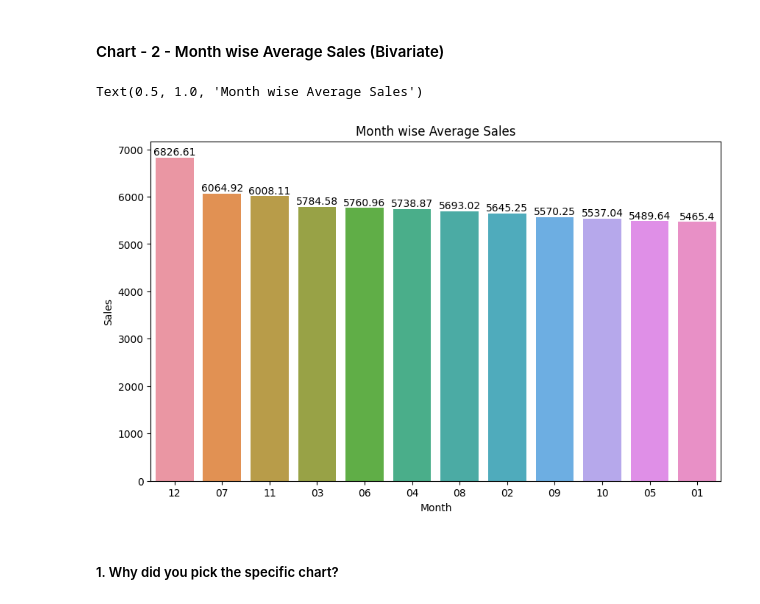
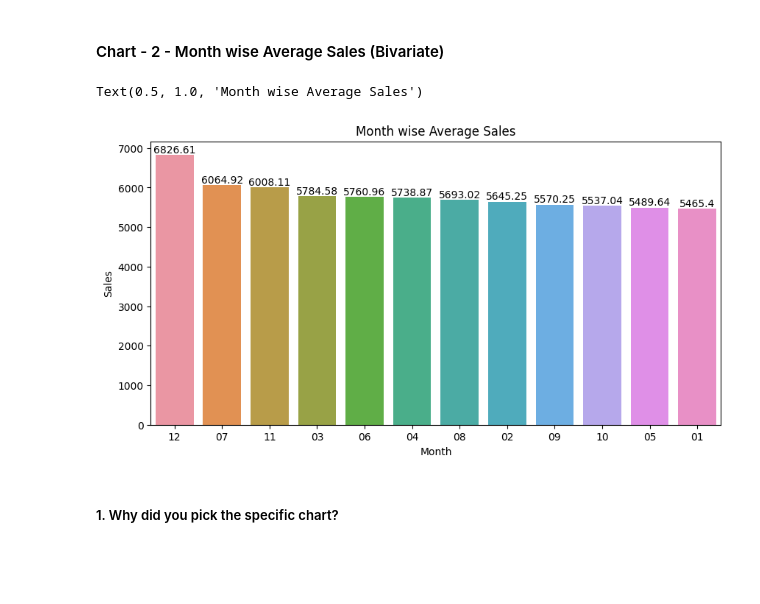
Before and after one commit to dhar9571/Retail-Sales-Prediction-ML-Regression, a Jupyter notebook: Capstone_Project_Retail_Sales_Prediction_ML_Regression.ipynb, the cells around one changed output. Saved outputs shown, nothing was run; the diff lists cells and outputs as text; code cells hidden in the pictures; blank space fills up the shorter version.

```diff
--- a/Capstone_Project_Retail_Sales_Prediction_ML_Regression.ipynb
+++ b/Capstone_Project_Retail_Sales_Prediction_ML_Regression.ipynb
@@ -410,29 +410,29 @@ The columns have positive correlation, it means the increase in one variable wil
 # %%
 # Chart - 2 visualization code
 
 # Setting plot size
 
-plt.figure(figsize=(10,6))
+plt.figure(figsize=(10,5))
 
 # Creating a dataframe having Sorted Months and their respective sales
 
 month_sales = df.groupby("Month")["Sales"].mean().reset_index().sort_values(by="Sales",ascending=False)
 
 # Plotting bargraph:
 
 # Creating instance and for loop to show respective values on the bars:
 
 ms = sns.barplot(x=month_sales["Month"],y=month_sales["Sales"])
 
 for value in ms.containers:
   ms.bar_label(value)
 
 # Setting Title
 
 plt.title("Month wise Average Sales")
 # %% [output]
 Text(0.5, 1.0, 'Month wise Average Sales')
-[figure, old version]
+[figure, new version]
 # %% [markdown]
 ##### 1. Why did you pick the specific chart?
 # %% [markdown]
```
Also changed, not shown: parts of 46 cells of this notebook.
